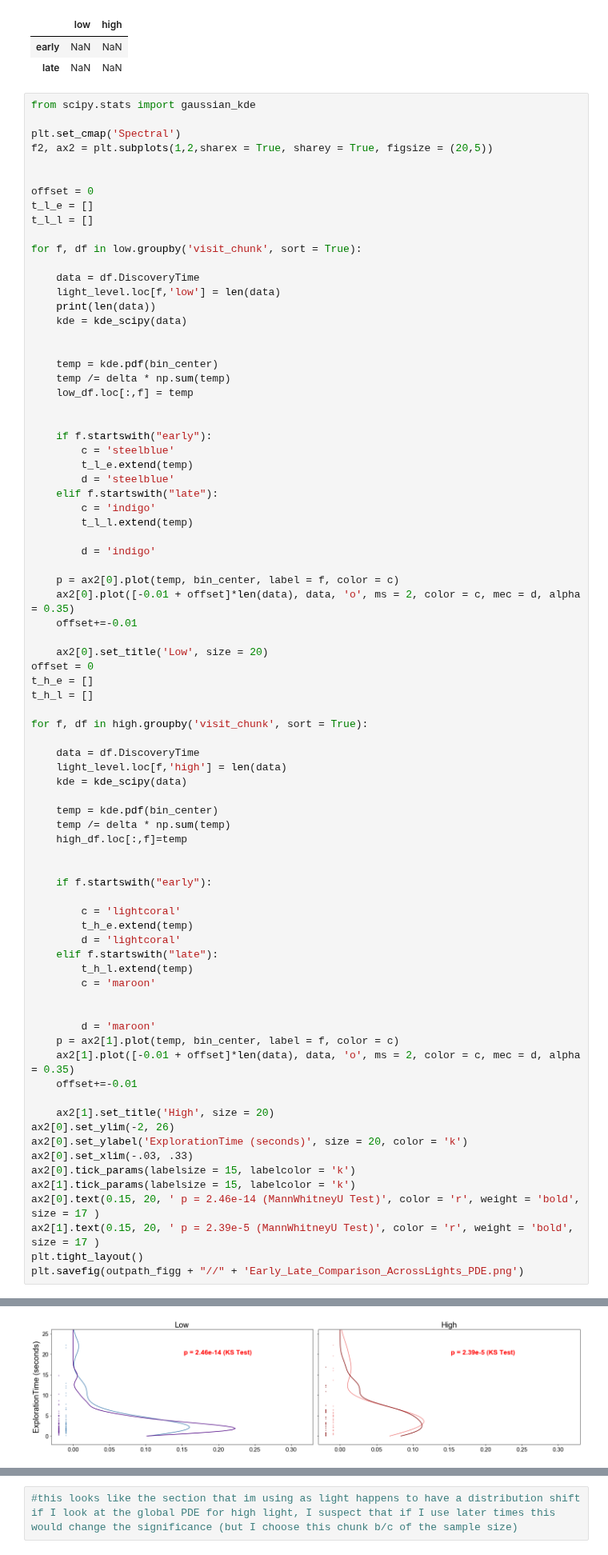
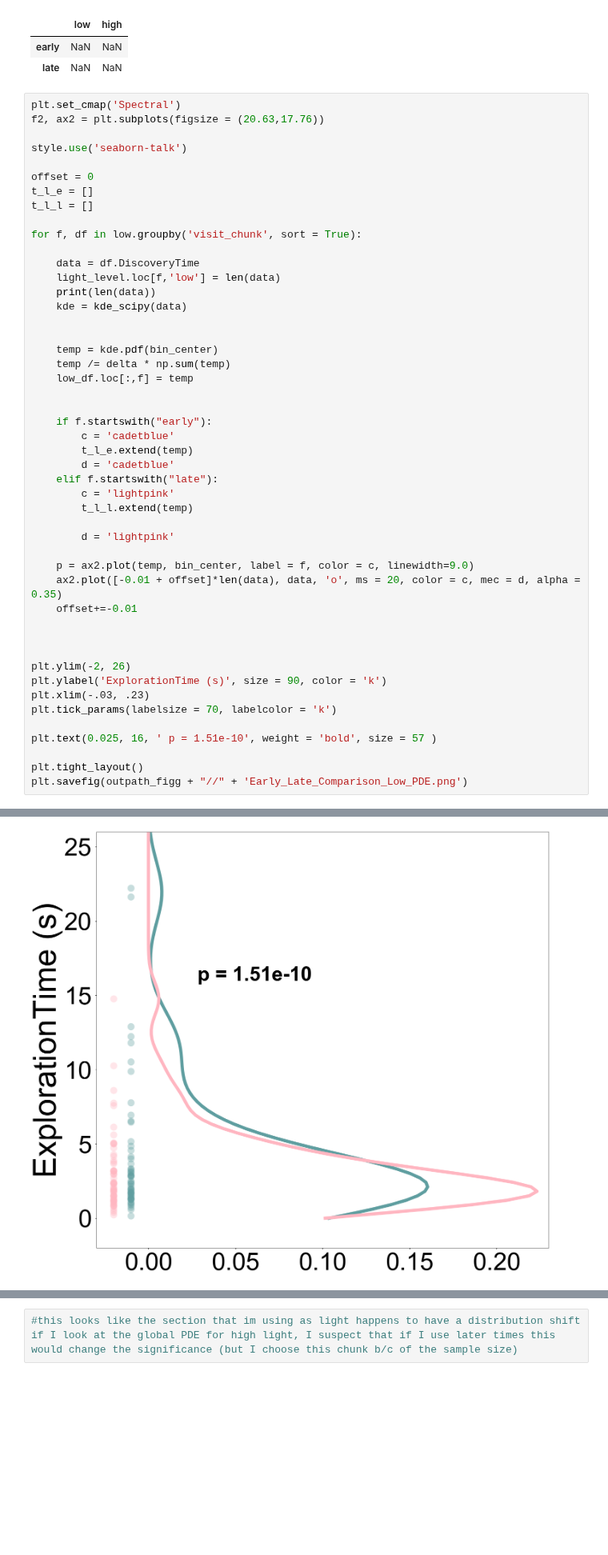
Before and after one commit to itsMahad/ManducaMultiSenseFeeding, a Jupyter notebook: A_Step3_Learning_Curves_And_Probability_Distributions_Git.ipynb, the cells around one changed output, grey strips where cells are left out. Shown at 80% size. Saved outputs shown, nothing was run; the diff lists cells and outputs as text; blank space fills up the shorter version.

```diff
--- a/A_Step3_Learning_Curves_And_Probability_Distributions_Git.ipynb
+++ b/A_Step3_Learning_Curves_And_Probability_Distributions_Git.ipynb
@@ -808,11 +833,10 @@ light_level
 | early | NaN | NaN |
 | late | NaN | NaN |
 # %%
-from scipy.stats import gaussian_kde
+plt.set_cmap('Spectral')
+f2, ax2 = plt.subplots(figsize = (20.63,17.76))
 
-plt.set_cmap('Spectral')
-f2, ax2 = plt.subplots(1,2,sharex = True, sharey = True, figsize = (20,5))
-
+style.use('seaborn-talk')
 
 offset = 0
 t_l_e = []
@@ -832,60 +856,30 @@ for f, df in low.groupby('visit_chunk', sort = True):
 
 
     if f.startswith("early"):
-        c = 'steelblue'
+        c = 'cadetblue'
         t_l_e.extend(temp)
-        d = 'steelblue'
+        d = 'cadetblue'
     elif f.startswith("late"):
-        c = 'indigo'
+        c = 'lightpink'
         t_l_l.extend(temp)
 
-        d = 'indigo'
+        d = 'lightpink'
 
-    p = ax2[0].plot(temp, bin_center, label = f, color = c)
-    ax2[0].plot([-0.01 + offset]*len(data), data, 'o', ms = 2, color = c, mec = d, alpha = 0.35)
+    p = ax2.plot(temp, bin_center, label = f, color = c, linewidth=9.0)
+    ax2.plot([-0.01 + offset]*len(data), data, 'o', ms = 20, color = c, mec = d, alpha = 0.35)
     offset+=-0.01
 
-    ax2[0].set_title('Low', size = 20)
-offset = 0
-t_h_e = []
-t_h_l = []
-
-for f, df in high.groupby('visit_chunk', sort = True):
-
-    data = df.DiscoveryTime
-    light_level.loc[f,'high'] = len(data)
-    kde = kde_scipy(data)
-
-    temp = kde.pdf(bin_center)
-    temp /= delta * np.sum(temp)
-    high_df.loc[:,f]=temp
 
 
-    if f.startswith("early"):
+plt.ylim(-2, 26)
+plt.ylabel('ExplorationTime (s)', size = 90, color = 'k')
+plt.xlim(-.03, .23)
+plt.tick_params(labelsize = 70, labelcolor = 'k')
 
-        c = 'lightcoral'
-        t_h_e.extend(temp)
-        d = 'lightcoral'
-    elif f.startswith("late"):
-        t_h_l.extend(temp)
-        c = 'maroon'
+plt.text(0.025, 16, ' p = 1.51e-10', weight = 'bold', size = 57 )
 
-
-        d = 'maroon'
-    p = ax2[1].plot(temp, bin_center, label = f, color = c)
-    ax2[1].plot([-0.01 + offset]*len(data), data, 'o', ms = 2, color = c, mec = d, alpha = 0.35)
-    offset+=-0.01
-
-    ax2[1].set_title('High', size = 20)
-ax2[0].set_ylim(-2, 26)
-ax2[0].set_ylabel('ExplorationTime (seconds)', size = 20, color = 'k')
-ax2[0].set_xlim(-.03, .33)
-ax2[0].tick_params(labelsize = 15, labelcolor = 'k')
-ax2[1].tick_params(labelsize = 15, labelcolor = 'k')
-ax2[0].text(0.15, 20, ' p = 2.46e-14 (MannWhitneyU Test)', color = 'r', weight = 'bold', size = 17 )
-ax2[1].text(0.15, 20, ' p = 2.39e-5 (MannWhitneyU Test)', color = 'r', weight = 'bold', size = 17 )
 plt.tight_layout()
-plt.savefig(outpath_figg + "//" + 'Early_Late_Comparison_AcrossLights_PDE.png')
+plt.savefig(outpath_figg + "//" + 'Early_Late_Comparison_Low_PDE.png')
 # %% [output]
 58
 63
@@ -893 +887 @@ plt.savefig(outpath_figg + "//" + 'Early_Late_Comparison_AcrossLights_PDE.png')
-[figure, old version]
+[figure, new version]
```
Also changed, not shown: parts of 11 cells of this notebook, 2 other files.
